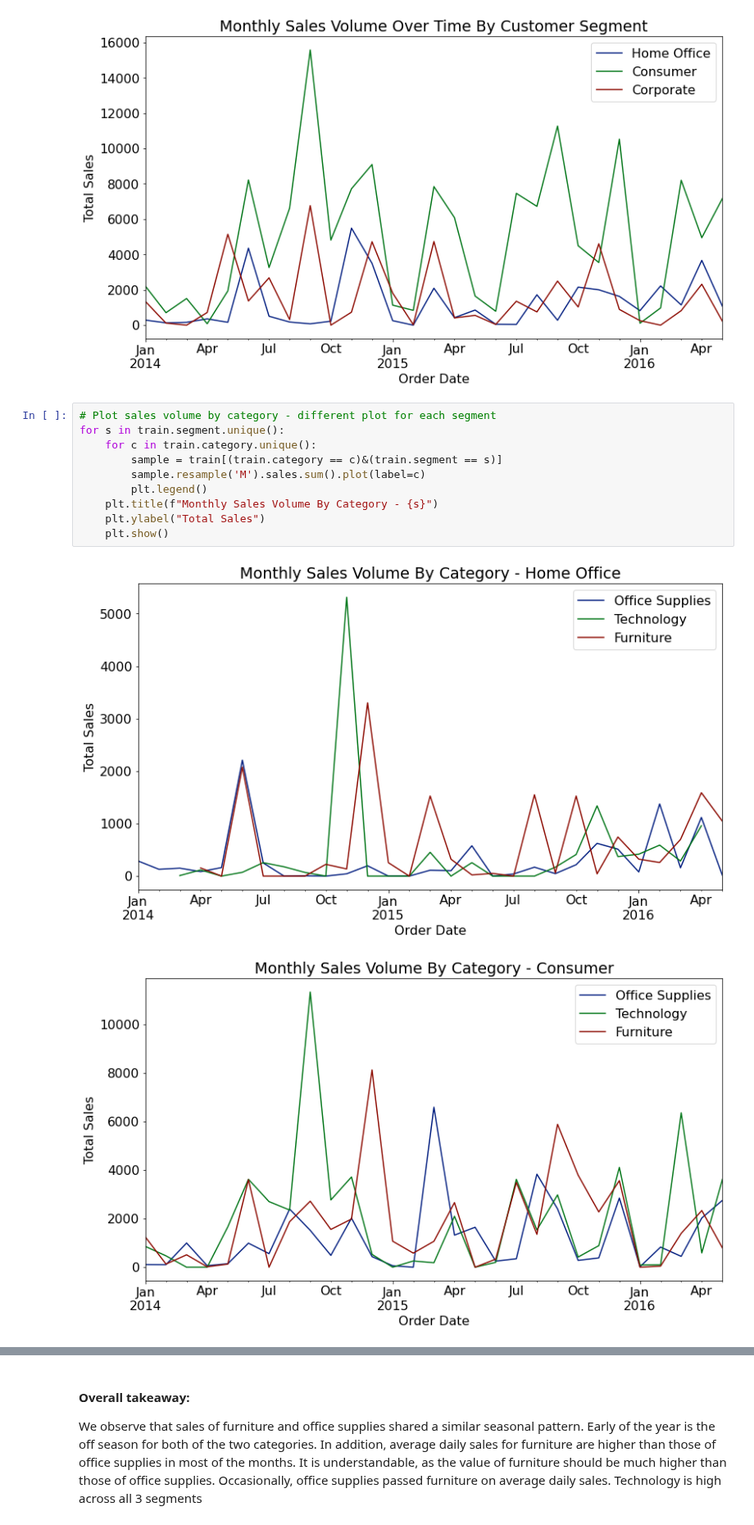
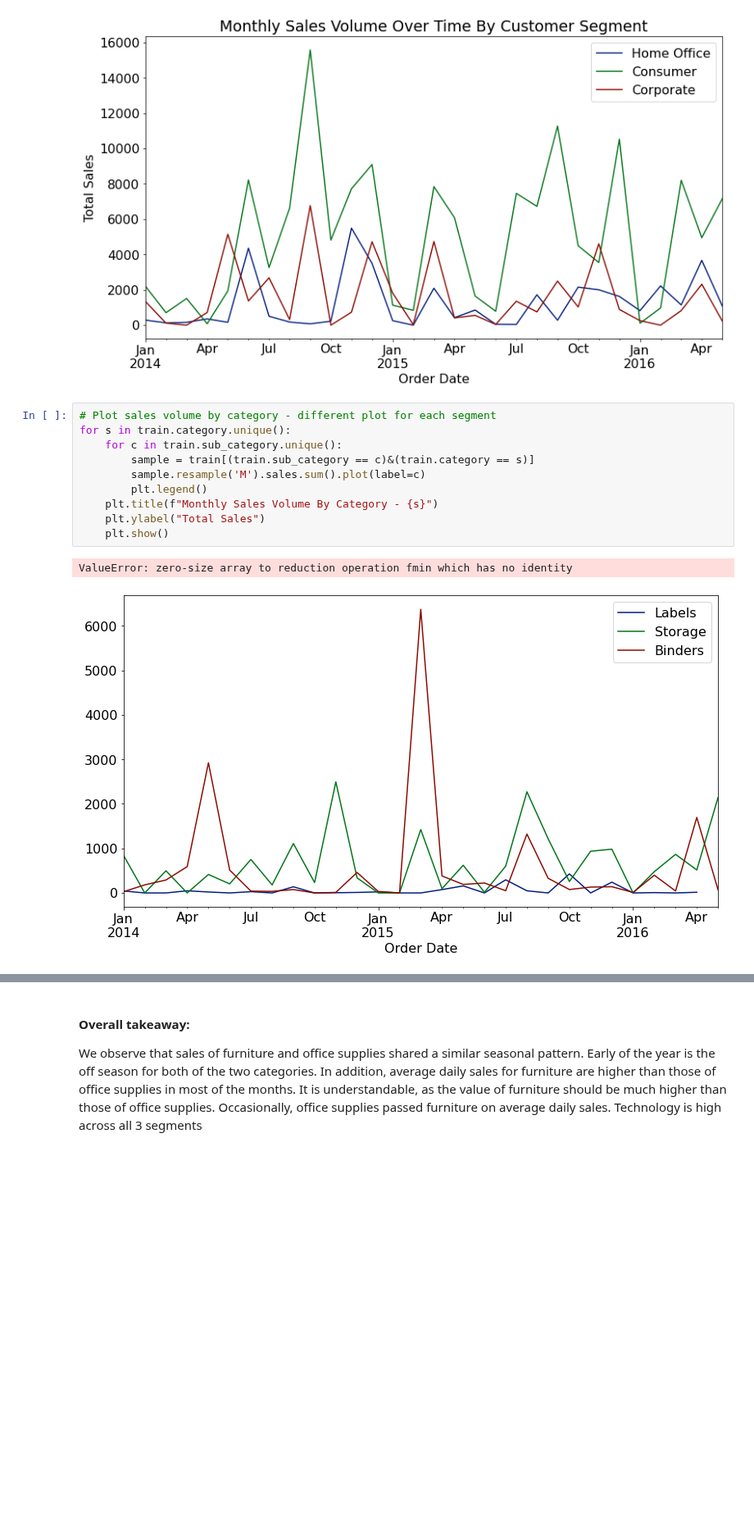
Before and after one commit to Kristofer-Rivera-and-Oliver-Ton/time_series_project, a Jupyter notebook: second_notebook.ipynb, the cells around one changed output, grey strips where cells are left out. Shown at 82% size. Drawn from its saved outputs; the diff is of its cells as text; blank space fills up the shorter version.

```diff
--- a/second_notebook.ipynb
+++ b/second_notebook.ipynb
@@ -73,14 +73,14 @@ Text(0, 0.5, 'Total Sales')
 [figure]
 # %%
 # Plot sales volume by category - different plot for each segment
-for s in train.segment.unique():
-    for c in train.category.unique():
-        sample = train[(train.category == c)&(train.segment == s)]
+for s in train.category.unique():
+    for c in train.sub_category.unique():
+        sample = train[(train.sub_category == c)&(train.category == s)]
         sample.resample('M').sales.sum().plot(label=c)
         plt.legend()
     plt.title(f"Monthly Sales Volume By Category - {s}")
     plt.ylabel("Total Sales")
     plt.show()
 # %% [output]
+ValueError: zero-size array to reduction operation fmin which has no identity
-[figure, old version]
+[figure, new version]
-[figure, removed]
```
Also changed, not shown: parts of 32 cells of this notebook.
